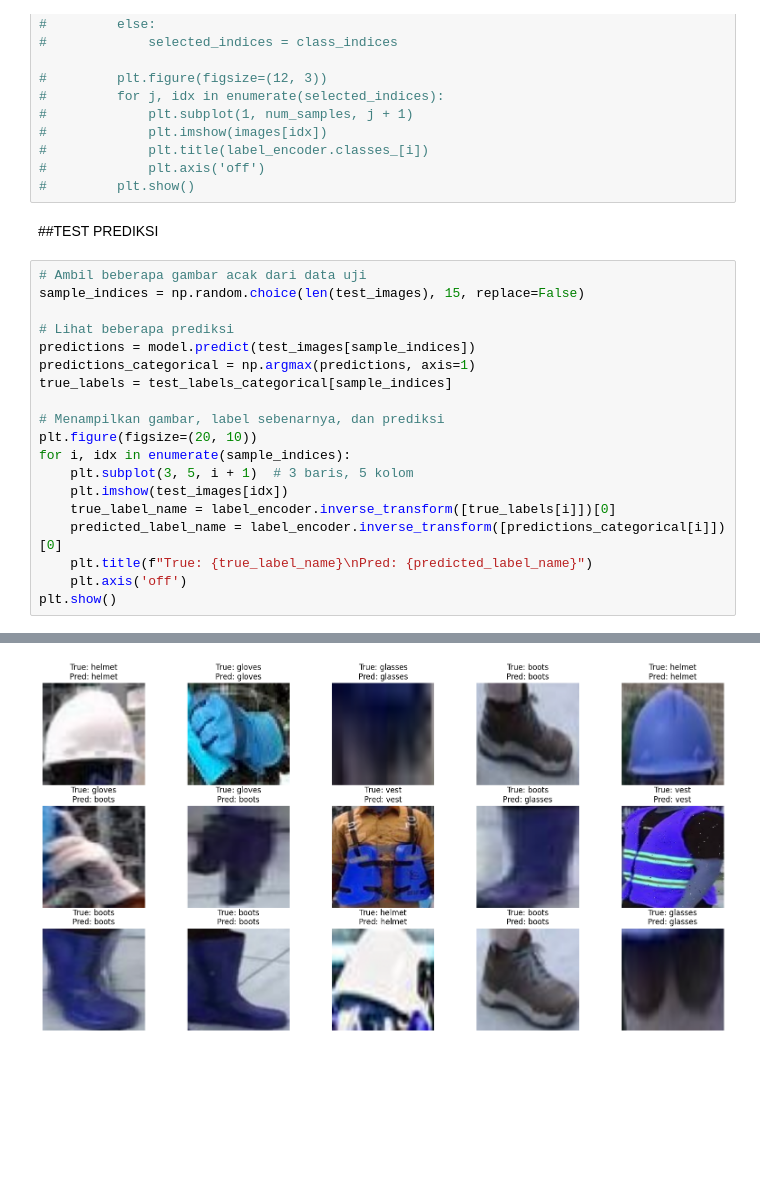
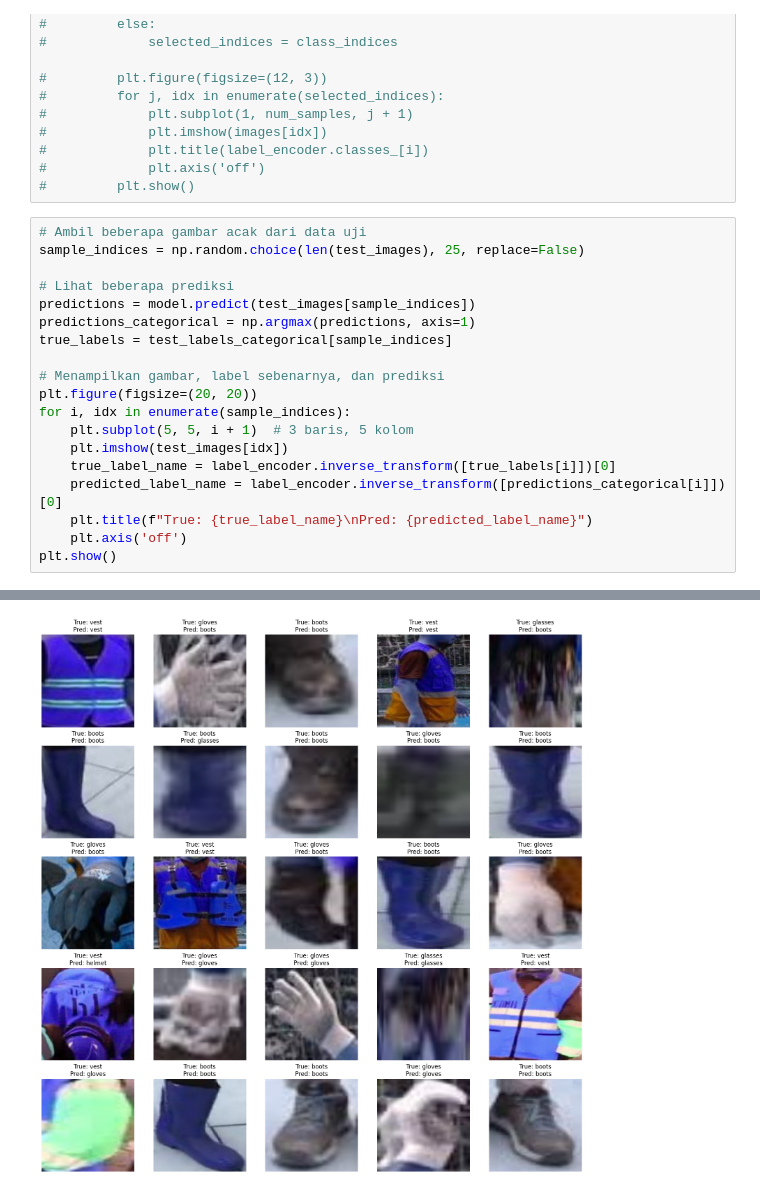
Before and after one commit to ricoprediansyah/CV-RESNET50_PPE_SEFTY-5-Evaluation-, a Jupyter notebook: RESNET_50_PPE_SEFTY.ipynb, the cells around one changed output, grey strips where cells are left out. Saved outputs shown, nothing was run; the diff lists cells and outputs as text; blank space fills up the shorter version.

```diff
--- a/RESNET_50_PPE_SEFTY.ipynb
+++ b/RESNET_50_PPE_SEFTY.ipynb
@@ -399,11 +401,9 @@ Log Loss: 0.9147
 #             plt.title(label_encoder.classes_[i])
 #             plt.axis('off')
 #         plt.show()
-# %% [markdown]
-##TEST PREDIKSI
 # %%
 # Ambil beberapa gambar acak dari data uji
-sample_indices = np.random.choice(len(test_images), 15, replace=False)
+sample_indices = np.random.choice(len(test_images), 25, replace=False)
 
 # Lihat beberapa prediksi
 predictions = model.predict(test_images[sample_indices])
@@ -411,9 +411,9 @@ predictions_categorical = np.argmax(predictions, axis=1)
 true_labels = test_labels_categorical[sample_indices]
 
 # Menampilkan gambar, label sebenarnya, dan prediksi
-plt.figure(figsize=(20, 10))
+plt.figure(figsize=(20, 20))
 for i, idx in enumerate(sample_indices):
-    plt.subplot(3, 5, i + 1)  # 3 baris, 5 kolom
+    plt.subplot(5, 5, i + 1)  # 3 baris, 5 kolom
     plt.imshow(test_images[idx])
     true_label_name = label_encoder.inverse_transform([true_labels[i]])[0]
     predicted_label_name = label_encoder.inverse_transform([predictions_categorical[i]])[0]
@@ -425 +425 @@ plt.show()
-[figure, old version]
+[figure, new version]
```
Also changed, not shown: parts of 2 cells of this notebook.
